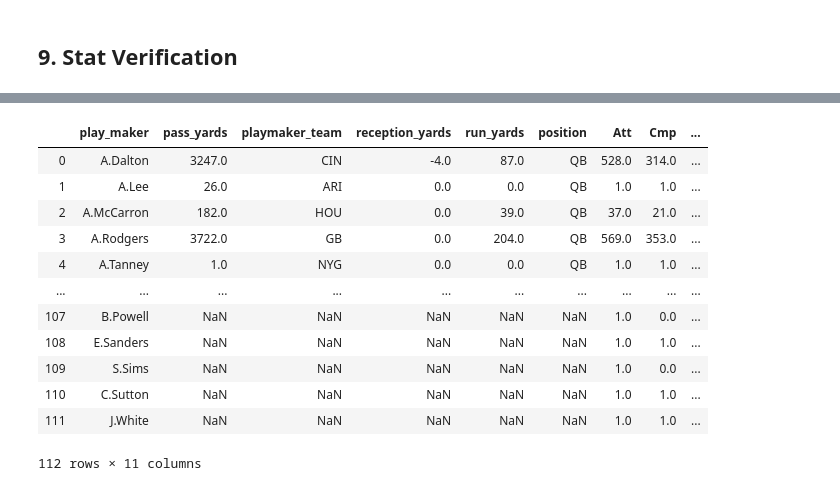
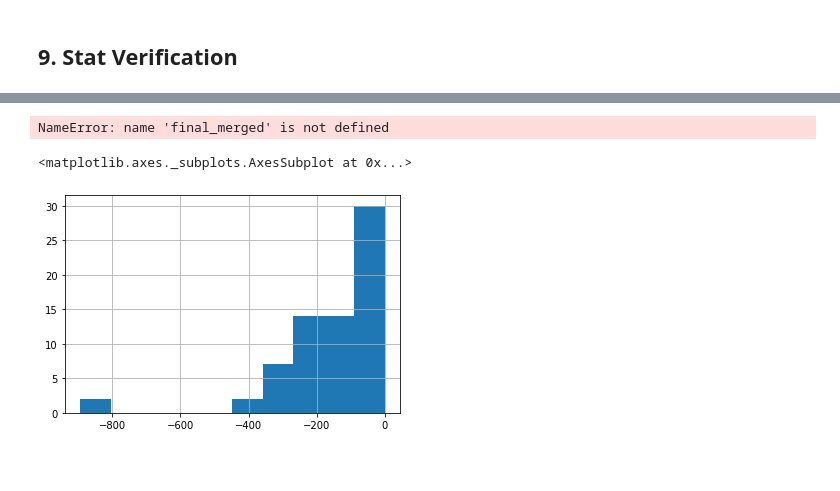
Before and after one commit to scunden/Project-Dash, a Jupyter notebook: 2. Data-Cleanup/0. Cleanup/cleanup.ipynb, the cells around one changed output, grey strips where cells are left out. Drawn from its saved outputs; the diff is of its cells as text; code cells hidden in the pictures; blank space fills up the shorter version.

```diff
--- a/2. Data-Cleanup/0. Cleanup/cleanup.ipynb
+++ b/2. Data-Cleanup/0. Cleanup/cleanup.ipynb
@@ -535,18 +572,8 @@ QB_table = final_merged[final_merged['position'] == 'QB']
 
 valid_table_QB = QB_table.merge(df_QB[["play_maker", "Att", "Cmp", "Yds", "TD", "Int"]], on = 'play_maker', how = 'outer')
 
+valid_table_QB['delta_yards'] = valid_table_QB['pass_yards'] - valid_table_QB['Yds']
+
 valid_table_QB
 # %% [output]
-|  | play_maker | pass_yards | playmaker_team | reception_yards | run_yards | position | Att | Cmp | ... |
-| 0 | A.Dalton | 3247.0 | CIN | -4.0 | 87.0 | QB | 528.0 | 314.0 | ... |
-| 1 | A.Lee | 26.0 | ARI | 0.0 | 0.0 | QB | 1.0 | 1.0 | ... |
-| 2 | A.McCarron | 182.0 | HOU | 0.0 | 39.0 | QB | 37.0 | 21.0 | ... |
-| 3 | A.Rodgers | 3722.0 | GB | 0.0 | 204.0 | QB | 569.0 | 353.0 | ... |
-| 4 | A.Tanney | 1.0 | NYG | 0.0 | 0.0 | QB | 1.0 | 1.0 | ... |
-| ... | ... | ... | ... | ... | ... | ... | ... | ... | ... |
-| 107 | B.Powell | NaN | NaN | NaN | NaN | NaN | 1.0 | 0.0 | ... |
-| 108 | E.Sanders | NaN | NaN | NaN | NaN | NaN | 1.0 | 1.0 | ... |
-| 109 | S.Sims | NaN | NaN | NaN | NaN | NaN | 1.0 | 0.0 | ... |
-| 110 | C.Sutton | NaN | NaN | NaN | NaN | NaN | 1.0 | 1.0 | ... |
-| 111 | J.White | NaN | NaN | NaN | NaN | NaN | 1.0 | 1.0 | ... |
-112 rows × 11 columns
+NameError: name 'final_merged' is not defined
@@ -552,0 +582,5 @@ valid_table_QB
+# %%
+valid_table_QB['delta_yards'].hist()
+# %% [output]
+<matplotlib.axes._subplots.AxesSubplot at 0x...>
+[figure, added]
```
Also changed, not shown: parts of 12 cells of this notebook.
